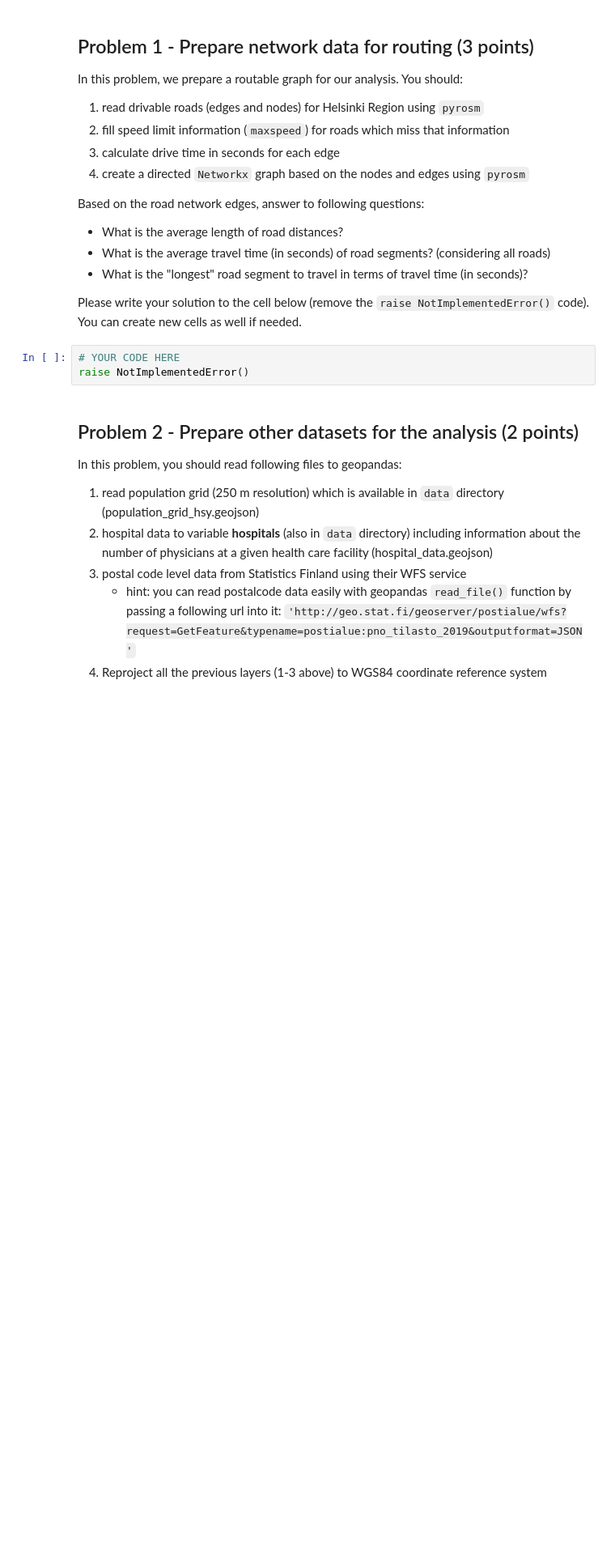
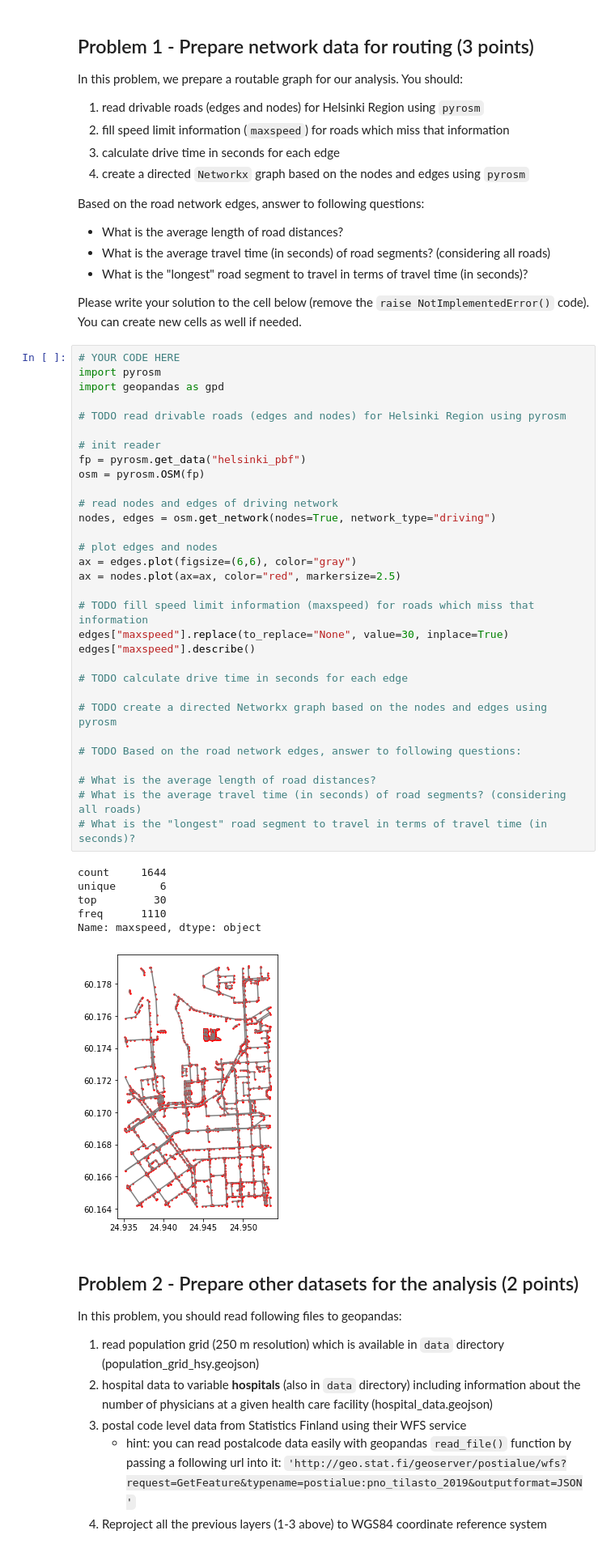
Before and after one commit to Sustainability-GIS-2022/exercise-2-laripernu, a Jupyter notebook: Exercise-2.ipynb, the cells around one changed output. Shown at 81% size. Cells and saved outputs as stored; diff of their text form; blank space fills up the shorter version.

Commit message:
add edge and node import to prob 1

```diff
--- a/Exercise-2.ipynb
+++ b/Exercise-2.ipynb
@@ -96,9 +96,44 @@ Based on the road network edges, answer to following questions:
 
 
 Please write your solution to the cell below (remove the `raise NotImplementedError()` code). You can create new cells as well if needed.
-# %%
-# YOUR CODE HERE
-raise NotImplementedError()
+# %%
+# YOUR CODE HERE
+import pyrosm
+import geopandas as gpd
+
+# TODO read drivable roads (edges and nodes) for Helsinki Region using pyrosm
+
+# init reader
+fp = pyrosm.get_data("helsinki_pbf")
+osm = pyrosm.OSM(fp)
+
+# read nodes and edges of driving network
+nodes, edges = osm.get_network(nodes=True, network_type="driving")
+
+# plot edges and nodes
+ax = edges.plot(figsize=(6,6), color="gray")
+ax = nodes.plot(ax=ax, color="red", markersize=2.5)
+
+# TODO fill speed limit information (maxspeed) for roads which miss that information
+edges["maxspeed"].replace(to_replace="None", value=30, inplace=True)
+edges["maxspeed"].describe()
+
+# TODO calculate drive time in seconds for each edge
+
+# TODO create a directed Networkx graph based on the nodes and edges using pyrosm
+
+# TODO Based on the road network edges, answer to following questions:
+
+# What is the average length of road distances?
+# What is the average travel time (in seconds) of road segments? (considering all roads)
+# What is the "longest" road segment to travel in terms of travel time (in seconds)?
+# %% [output]
+count     1644
+unique       6
+top         30
+freq      1110
+Name: maxspeed, dtype: object
+[figure, added]
 # %% [markdown]
 ## Problem 2 - Prepare other datasets for the analysis (2 points)
 
```
